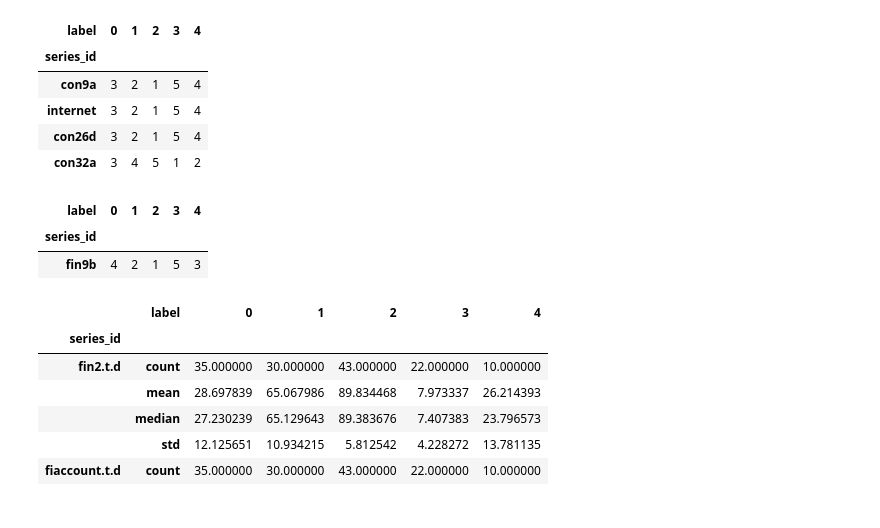
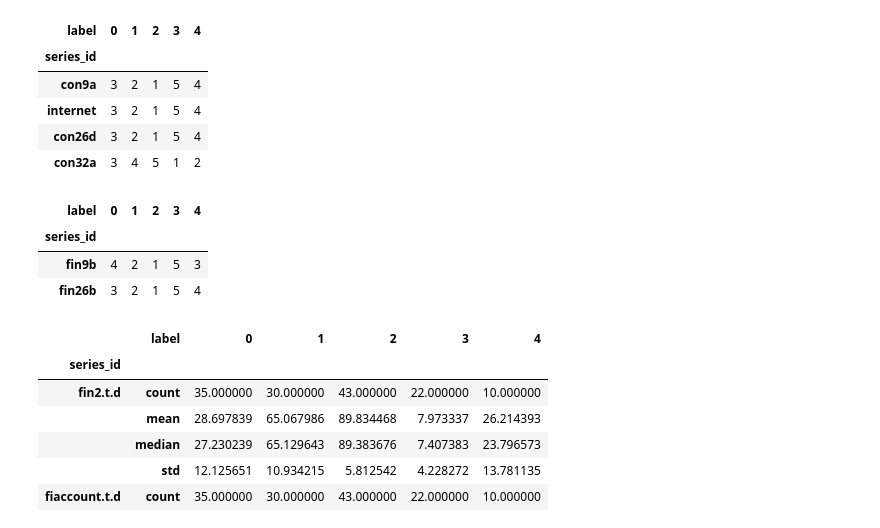
Before and after one commit to reebme/financial-attitudes-clustering, a Jupyter notebook: Notebooks/04_Clustering_Analysis.ipynb, the cells around one changed output. Saved outputs shown, nothing was run; the diff lists cells and outputs as text; code cells hidden in the pictures.

```diff
--- a/Notebooks/04_Clustering_Analysis.ipynb
+++ b/Notebooks/04_Clustering_Analysis.ipynb
@@ -521,12 +554,13 @@ stats_per_label[connectivity_series].T.xs("mean", level=1).rank(axis=1, ascendin
 | con26d | 3 | 2 | 1 | 5 | 4 |
 | con32a | 3 | 4 | 5 | 1 | 2 |
 # %%
-connectivity_for_finance_series = ["fin9b"]
+connectivity_for_finance_series = ["fin9b", "fin26b"]
 stats_per_label[connectivity_for_finance_series].T.xs("mean", level=1).rank(axis=1, ascending=False).astype("int")
 # %% [output]
 | label | 0 | 1 | 2 | 3 | 4 |
 | series_id |  |  |  |  |  |
 | fin9b | 4 | 2 | 1 | 5 | 3 |
+| fin26b | 3 | 2 | 1 | 5 | 4 |
 # %%
 with pd.option_context("display.max_rows", None, "display.max_columns", None):
     display(stats_per_label[feature_etas_temp.iloc[:20]["feature_x"]].T)
```
Also changed, not shown: parts of 15 cells of this notebook.
